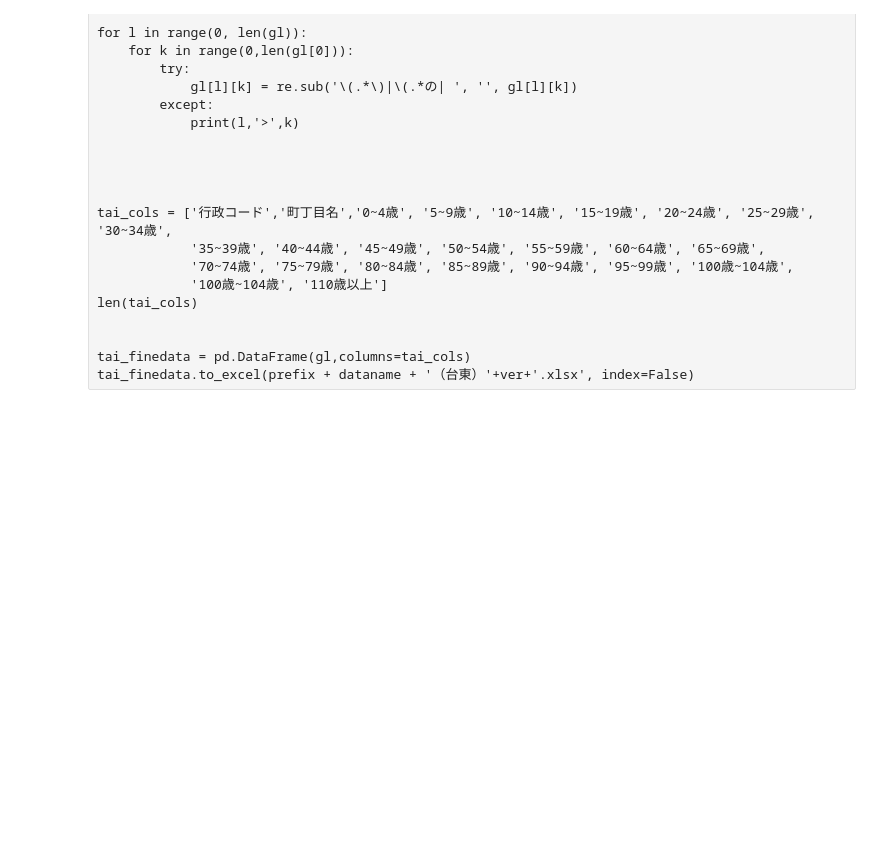
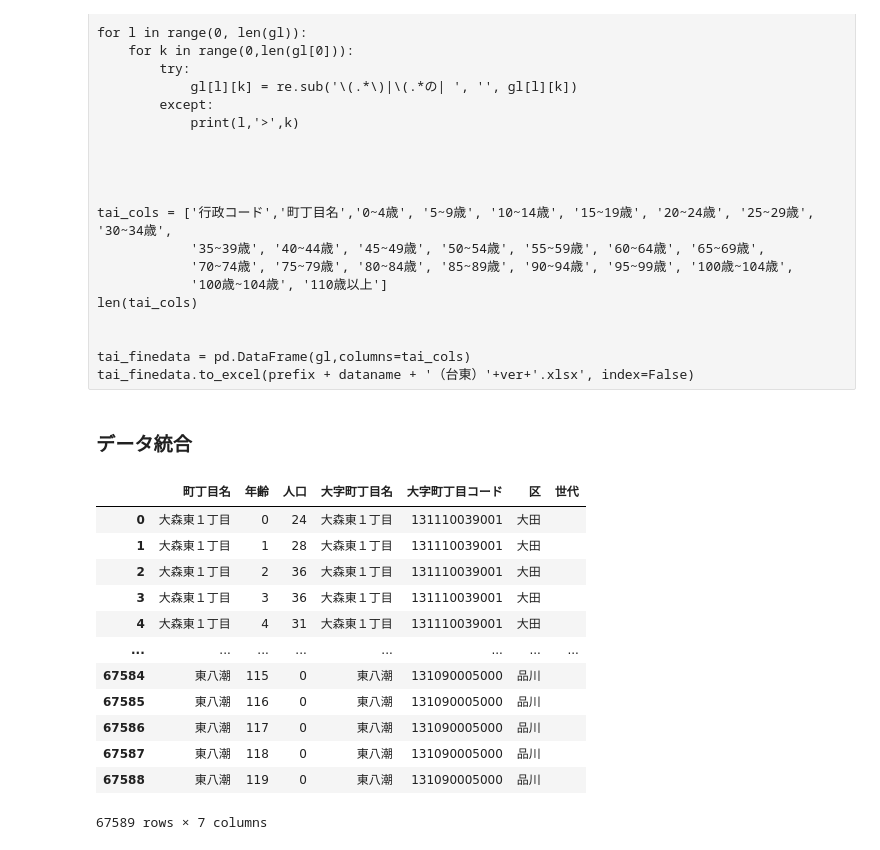
Before and after one commit to MasaoMori/Tokyo_Ward_Assembly_Election, a Jupyter notebook: jupyter/Population_age.ipynb, the cells around one changed output. Saved outputs shown, nothing was run; the diff lists cells and outputs as text; code cells hidden in the pictures; blank space fills up the shorter version.

```diff
--- a/jupyter/Population_age.ipynb
+++ b/jupyter/Population_age.ipynb
@@ -85,8 +56,8 @@ shina_m_fine['年齢']=shina_m_fine['age']//2
 shina_f_fine= pd.DataFrame(shina_f).reset_index().rename(columns={'level_2':'age',0:'人口'})
 shina_f_fine['年齢']=(shina_f_fine['age'])//2
 
-scols=['行政コード','丁目名','年齢','人口']
-mer=['行政コード','丁目名','年齢']
+scols=['丁目名','年齢','人口']
+mer=['丁目名','年齢']
 
 shina_m_fine=shina_m_fine.drop(columns=['age'])[scols]
 shina_f_fine=shina_f_fine.drop(columns=['age'])[scols]
@@ -101,4 +72,6 @@ shina_finedata = pd.merge(shina_m_fine, shina_f_fine, on=mer)
 shina_finedata['人口'] = shina_finedata['人口_x']+shina_finedata['人口_y']
 shina_finedata = shina_finedata.drop(columns=['人口_x','人口_y']).reset_index(drop=True)
 shina_finedata = shina_finedata.rename(columns={'丁目名':'町丁目名'})
-#shina_finedata.to_excel(prefix + dataname + '（品川）.xlsx', index=False)
+shina_finedata = pd.merge(shina_finedata, c_code, left_on='町丁目名', right_on='大字町丁目名')
+
+shina_finedata['区']='品川'
@@ -439,3 +325,5 @@ len(tai_cols)
 
 tai_finedata = pd.DataFrame(gl,columns=tai_cols)
 tai_finedata.to_excel(prefix + dataname + '（台東）'+ver+'.xlsx', index=False)
+# %% [markdown]
+### データ統合
@@ -441,0 +334,16 @@ tai_finedata.to_excel(prefix + dataname + '（台東）'+ver+'.xlsx', index=Fals
+# %%
+finedata
+# %% [output]
+|  | 町丁目名 | 年齢 | 人口 | 大字町丁目名 | 大字町丁目コード | 区 | 世代 |
+| 0 | 大森東１丁目 | 0 | 24 | 大森東１丁目 | 131110039001 | 大田 |  |
+| 1 | 大森東１丁目 | 1 | 28 | 大森東１丁目 | 131110039001 | 大田 |  |
+| 2 | 大森東１丁目 | 2 | 36 | 大森東１丁目 | 131110039001 | 大田 |  |
+| 3 | 大森東１丁目 | 3 | 36 | 大森東１丁目 | 131110039001 | 大田 |  |
+| 4 | 大森東１丁目 | 4 | 31 | 大森東１丁目 | 131110039001 | 大田 |  |
+| ... | ... | ... | ... | ... | ... | ... | ... |
+| 67584 | 東八潮 | 115 | 0 | 東八潮 | 131090005000 | 品川 |  |
+| 67585 | 東八潮 | 116 | 0 | 東八潮 | 131090005000 | 品川 |  |
+| 67586 | 東八潮 | 117 | 0 | 東八潮 | 131090005000 | 品川 |  |
+| 67587 | 東八潮 | 118 | 0 | 東八潮 | 131090005000 | 品川 |  |
+| 67588 | 東八潮 | 119 | 0 | 東八潮 | 131090005000 | 品川 |  |
+67589 rows × 7 columns
```
Also changed, not shown: parts of 36 cells of this notebook, 3 other files.
